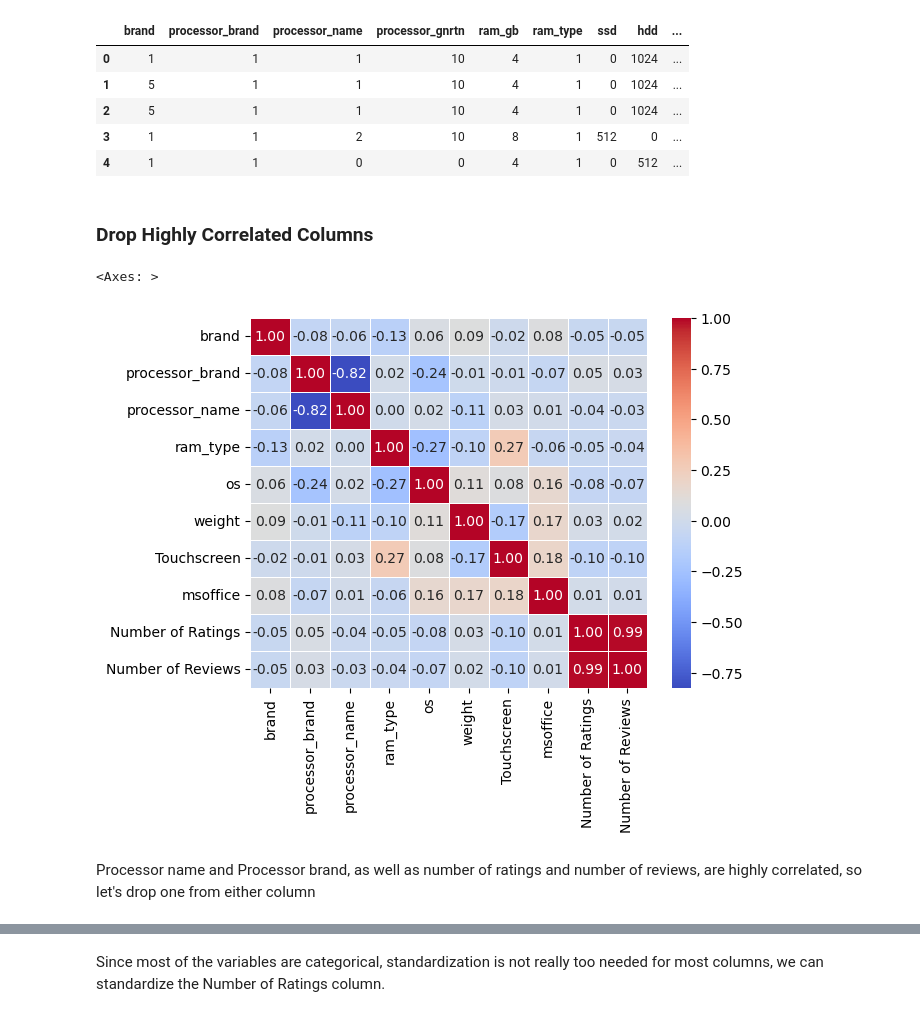
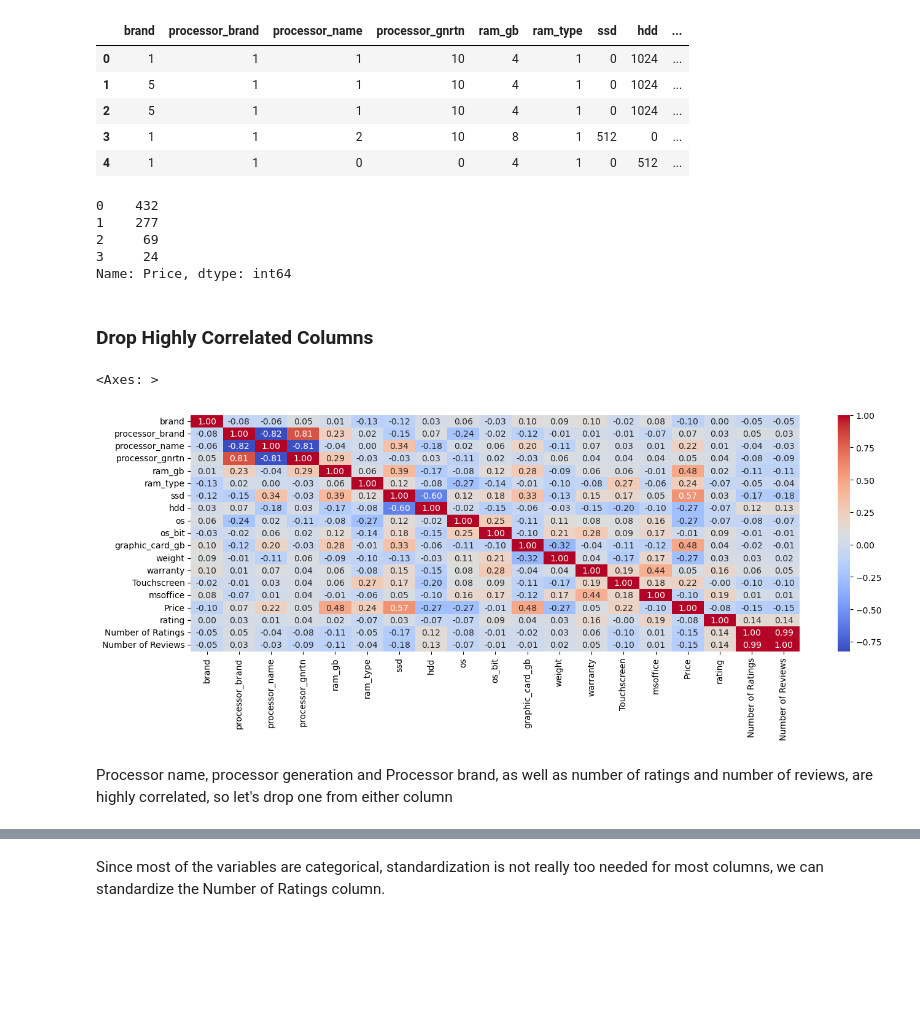
Before and after one commit to ota231/Predictive_Analytics_HW3, a Jupyter notebook: PA HW3.ipynb, the cells around one changed output, grey strips where cells are left out. Cells and saved outputs as stored; diff of their text form; code cells hidden in the pictures; blank space fills up the shorter version.

```diff
--- a/PA HW3.ipynb
+++ b/PA HW3.ipynb
@@ -113,12 +113,12 @@ def clean_gb(x):
 gb_columns = ['ram_gb', 'ssd', 'hdd', 'graphic_card_gb']
 # %%
 for col in gb_columns:
-    data[col] = data[col].apply(clean_gb)
+    data[col] = data[col].apply(clean_gb).astype('int64')
 # %%
-data['os_bit'] = data['os_bit'].apply(lambda x:x[:2])
-data['rating'] = data['rating'].apply(lambda x:x[:1])
-data['processor_gnrtn'] = data['processor_gnrtn'].apply(lambda x:x[:-2] if 'th' in x else 0)
-data['warranty'] = data['warranty'].apply(lambda x:x[0] if "year" in x else 0)
+data['os_bit'] = data['os_bit'].apply(lambda x:x[:2]).astype('int64')
+data['rating'] = data['rating'].apply(lambda x:x[:1]).astype('int64')
+data['processor_gnrtn'] = data['processor_gnrtn'].apply(lambda x:x[:-2] if 'th' in x else 0).astype('int64')
+data['warranty'] = data['warranty'].apply(lambda x:x[0] if "year" in x else 0).astype('int64')
 # %%
 data.head()
 # %% [output]
@@ -154,5 +154,5 @@ Put the price in categories based on these rules:
 # %%
-data['Price'] = pd.cut(data['Price'], bins=[-float('inf'), 1000, 2000, 3000, float('inf')], labels=[0, 1, 2, 3], include_lowest=True, right=False)
+data['Price'] = pd.cut(data['Price'], bins=[-float('inf'), 800, 1500, 2200, float('inf')], labels=[0, 1, 2, 3], include_lowest=True, right=False).astype('int64')
 # %%
 data.head()
 # %% [output]
@@ -162,15 +162,24 @@ data.head()
 | 2 | 5 | 1 | 1 | 10 | 4 | 1 | 0 | 1024 | ... |
 | 3 | 1 | 1 | 2 | 10 | 8 | 1 | 512 | 0 | ... |
 | 4 | 1 | 1 | 0 | 0 | 4 | 1 | 0 | 512 | ... |
+# %%
+data['Price'].value_counts()
+# %% [output]
+0    432
+1    277
+2     69
+3     24
+Name: Price, dtype: int64
 # %%
 import seaborn as sns
 # %% [markdown]
 ### Drop Highly Correlated Columns
 # %%
-sns.heatmap(data.corr(), annot=True, cmap='coolwarm', fmt='.2f', linewidths=0.5)
+plt.figure(figsize = (16,5))
+sns.heatmap(data.corr(), annot=True, cmap='coolwarm', fmt='.2f')
 # %% [output]
 <Axes: >
-[figure, old version]
+[figure, new version]
 # %% [markdown]
-Processor name and Processor brand, as well as number of ratings and number of reviews, are highly correlated, so let's drop one from either column
+Processor name, processor generation and Processor brand, as well as number of ratings and number of reviews, are highly correlated, so let's drop one from either column
 # %%
```
Also changed, not shown: parts of 18 cells of this notebook.
